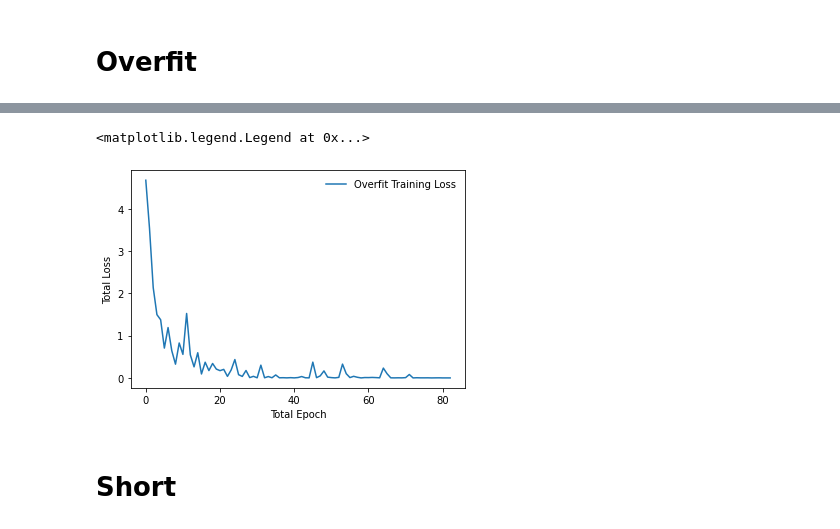
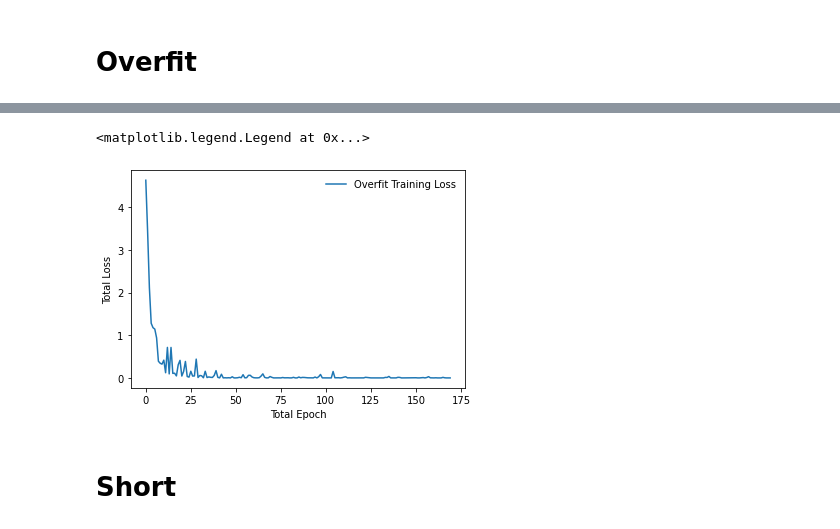
Before and after one commit to lukeahwilson/udacity-final-project, a Jupyter notebook: Image Classifier Project.ipynb, the cells around one changed output, grey strips where cells are left out. Saved outputs shown, nothing was run; the diff lists cells and outputs as text; code cells hidden in the pictures.

```diff
--- a/Image Classifier Project.ipynb
+++ b/Image Classifier Project.ipynb
@@ -311,7 +311,6 @@ t0 = time.time() # initialize start time for running training
 
 running_count = 0 # initialize running count in order to track number of epochs fine tuning deeper network
 running = False # initialize running variable to start system with deeper network frozen
-decayrate=0 # initialize counter for decay rate exponentiation
 
 decay = 0.9 # hyperparameter decay factor for decaying learning rate
 epochs = 200 # hyperparameter number of epochs
@@ -319,17 +318,17 @@ epochs = 200 # hyperparameter number of epochs
 
 for e in range(epochs):
 
-    overfit_images, overfit_labels = next(iter(overfit_loader)) # grab the overfit data
-    overfit_images, overfit_labels = overfit_images.to(device), overfit_labels.to(device) # move data to GPU
+    for overfit_images, overfit_labels in overfit_loader: # grab the overfit data
+        overfit_images, overfit_labels = overfit_images.to(device), overfit_labels.to(device) # move data to GPU
 
-    epoch_overfit_loss = 0 # initialize total loss for this epoch
-    optimizer.zero_grad() # clear gradient history
-    log_out = model(overfit_images) # run image through model to get logarithmic probability
-    loss = criterion(log_out, overfit_labels) # calculate loss (error) for this image batch based on criterion
+        epoch_overfit_loss = 0 # initialize total loss for this epoch
+        optimizer.zero_grad() # clear gradient history
+        log_out = model(overfit_images) # run image through model to get logarithmic probability
+        loss = criterion(log_out, overfit_labels) # calculate loss (error) for this image batch based on criterion
 
-    loss.backward() # backpropogate gradients through model based on error
-    optimizer.step() # update weights in model based on calculated gradient information
-    epoch_overfit_loss += loss.item() # add overfit training loss to total train loss this epoch, convert to value with .item()
+        loss.backward() # backpropogate gradients through model based on error
+        optimizer.step() # update weights in model based on calculated gradient information
+        epoch_overfit_loss += loss.item() # add overfit training loss to total train loss this epoch, convert to value with .item()
 
     ave_overfit_loss = epoch_overfit_loss / len(overfit_loader) # determine average loss per batch of training images
     overfit_loss_history.append(ave_overfit_loss) # append ave training loss to history of training losses
@@ -340,14 +339,12 @@ for e in range(epochs):
     overfit_count_correct = equals.sum()  # add the count of correct matches this batch to the total running this epoch
 
     print('Epoch: {}/{}.. '.format(e+1, epochs),
-        'Overfit Train Loss: {:.3f}.. '.format(ave_overfit_loss),
+        'Overfit Train Loss: {:.4f}.. '.format(ave_overfit_loss),
          '{:.0f} of {:.0f} Correct'.format(overfit_count_correct, len(overfit_labels)))
 
     if len(overfit_loss_history) > 3: # hold loop until training_loss_history has enough elements to satisfy search requirements
-        if -2*learnrate*decay*overfit_loss_history[0] > np.mean([overfit_loss_history[-2]-overfit_loss_history[-1], overfit_loss_history[-3]-overfit_loss_history[-2]]):
-            # if the average training loss from the last 3 values has decreased since the last adjustment by a exponentiated factor of (5**(1/(3**decayrate))), run loop
-            if decayrate <= 3: # limit exponential rate of decrease to 3
-                decayrate += 1 # increase decayrate exponent by 1 for next loop
+        if -3*learnrate*decay*decay*overfit_loss_history[0] > np.mean([overfit_loss_history[-2]-overfit_loss_history[-1], overfit_loss_history[-3]-overfit_loss_history[-2]]):
+            # if the average of the last 2 training loss slopes is less than the original loss factored down by the learnrate, the decay, and a factor of 3, then decay the learnrate
             learnrate *= decay # multiply learnrate by the decay hyperparamater
             optimizer = optim.Adam(model.fc.parameters(), lr=learnrate, weight_decay=weightdecay) # revise the optimizer to use the new learnrate
             print('\nLearnrate changed to: {:f}\n'.format(learnrate))
@@ -367,7 +364,7 @@ for e in range(epochs):
                 param.requires_grad = False
             print('\nConvolutional Layers I5A and I5B Training Deactivated\n')
             running = False
-        if np.mean([overfit_loss_history[-1], overfit_loss_history[-2], overfit_loss_history[-3]]) < 0.0005:
+        if np.mean([overfit_loss_history[-1], overfit_loss_history[-2], overfit_loss_history[-3]]) < 0.0001:
             print('\nModel successfully overfit images')
             break
 
@@ -402,5 +399,5 @@ Runtime - 14 seconds
 <matplotlib.legend.Legend at 0x...>
-[figure, old version]
+[figure, new version]
 # %% [markdown]
 # Short
 # %%
```
Also changed, not shown: parts of 11 cells of this notebook, 2 other files.
